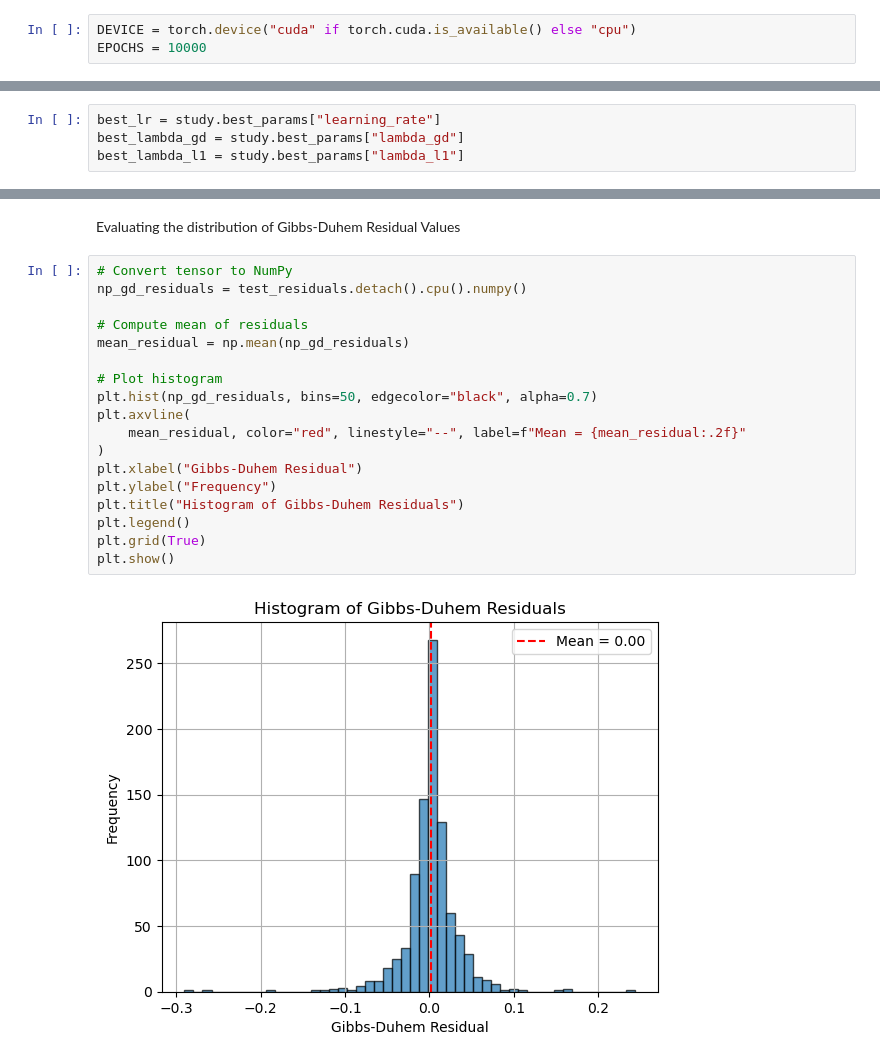
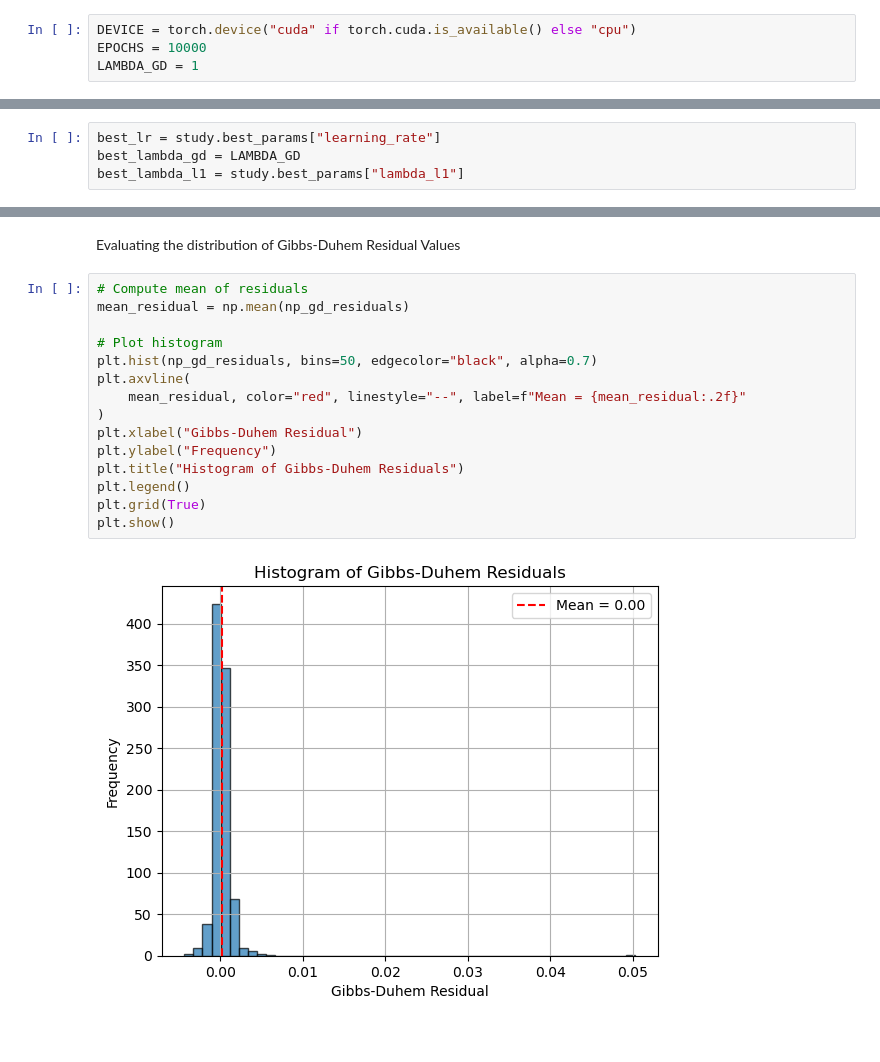
Before and after one commit to ThermoPhase-FCSRG/biofuels-sciml, a Jupyter notebook: notebooks/activity_coefficient_pinn_torch.ipynb, the cells around one changed output, grey strips where cells are left out. Drawn from its saved outputs; the diff is of its cells as text.

Commit message:
Set lambda_gd to 1 for hyperparameter tuning and refactor project structure

```diff
--- a/notebooks/activity_coefficient_pinn_torch.ipynb
+++ b/notebooks/activity_coefficient_pinn_torch.ipynb
@@ -129,6 +129,7 @@ Defining model constants
 # %%
 DEVICE = torch.device("cuda" if torch.cuda.is_available() else "cpu")
 EPOCHS = 10000
+LAMBDA_GD = 1
 # %% [markdown]
 Split the data into train and test
 # %%
@@ -256,5 +265,5 @@ Early stopping at epoch 8660. Best val loss: 0.0066
 Define the best hyperparameters
 # %%
 best_lr = study.best_params["learning_rate"]
-best_lambda_gd = study.best_params["lambda_gd"]
+best_lambda_gd = LAMBDA_GD
 best_lambda_l1 = study.best_params["lambda_l1"]
@@ -468,22 +479,19 @@ plt.show()
 # %% [markdown]
 Evaluating the distribution of Gibbs-Duhem Residual Values
 # %%
-# Convert tensor to NumPy
-np_gd_residuals = test_residuals.detach().cpu().numpy()
-
 # Compute mean of residuals
 mean_residual = np.mean(np_gd_residuals)
 
 # Plot histogram
 plt.hist(np_gd_residuals, bins=50, edgecolor="black", alpha=0.7)
 plt.axvline(
     mean_residual, color="red", linestyle="--", label=f"Mean = {mean_residual:.2f}"
 )
 plt.xlabel("Gibbs-Duhem Residual")
 plt.ylabel("Frequency")
 plt.title("Histogram of Gibbs-Duhem Residuals")
 plt.legend()
 plt.grid(True)
 plt.show()
 # %% [output]
-[figure, old version]
+[figure, new version]
```
Also changed, not shown: parts of 25 cells of this notebook, 7 other files.
